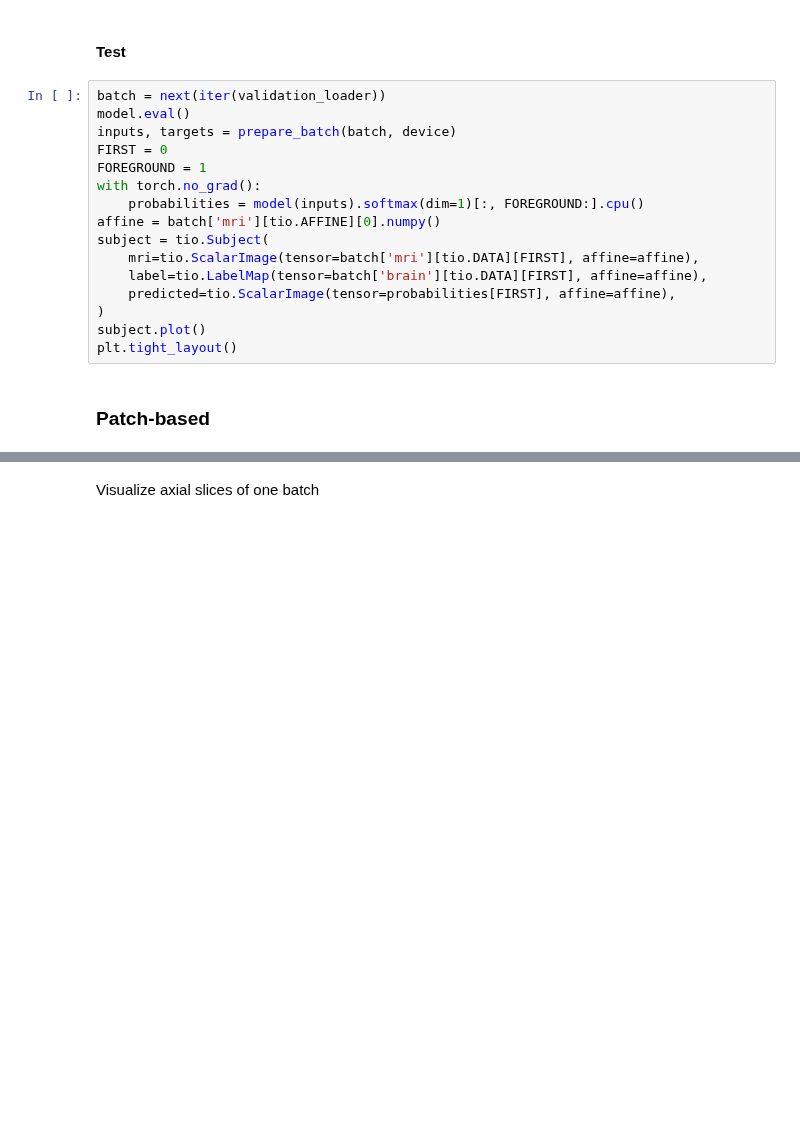
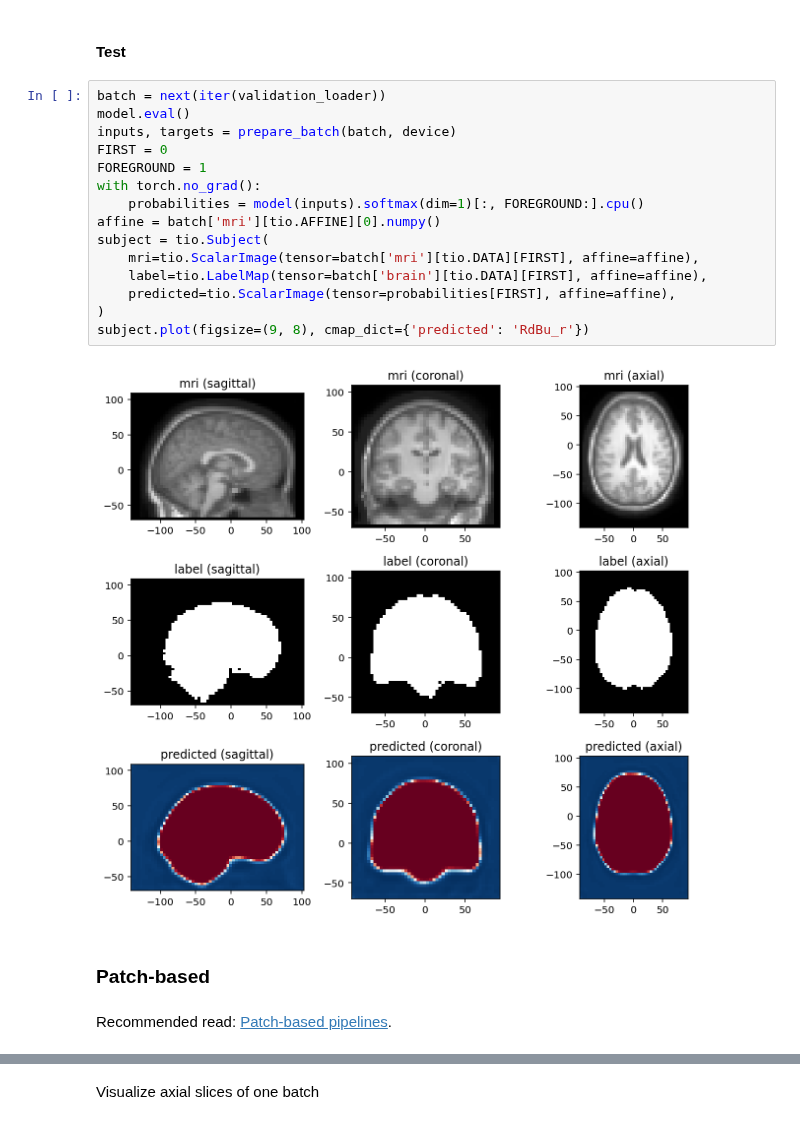
Before and after one commit to fepegar/torchio-notebooks, a Jupyter notebook: notebooks/TorchIO_tutorial.ipynb, the cells around one changed output, grey strips where cells are left out. Drawn from its saved outputs; the diff is of its cells as text; blank space fills up the shorter version.

```diff
--- a/notebooks/TorchIO_tutorial.ipynb
+++ b/notebooks/TorchIO_tutorial.ipynb
@@ -476,21 +458,24 @@ Text(0, 0.5, 'Dice loss')
 # %%
 batch = next(iter(validation_loader))
 model.eval()
 inputs, targets = prepare_batch(batch, device)
 FIRST = 0
 FOREGROUND = 1
 with torch.no_grad():
     probabilities = model(inputs).softmax(dim=1)[:, FOREGROUND:].cpu()
 affine = batch['mri'][tio.AFFINE][0].numpy()
 subject = tio.Subject(
     mri=tio.ScalarImage(tensor=batch['mri'][tio.DATA][FIRST], affine=affine),
     label=tio.LabelMap(tensor=batch['brain'][tio.DATA][FIRST], affine=affine),
     predicted=tio.ScalarImage(tensor=probabilities[FIRST], affine=affine),
 )
-subject.plot()
-plt.tight_layout()
+subject.plot(figsize=(9, 8), cmap_dict={'predicted': 'RdBu_r'})
+# %% [output]
+[figure, added]
 # %% [markdown]
 ### Patch-based
+# %% [markdown]
+Recommended read: [Patch-based pipelines](https://torchio.readthedocs.io/data/patch_based.html).
 # %%
 training_batch_size = 32
 validation_batch_size = 2 * training_batch_size
```
Also changed, not shown: parts of 24 cells of this notebook.
